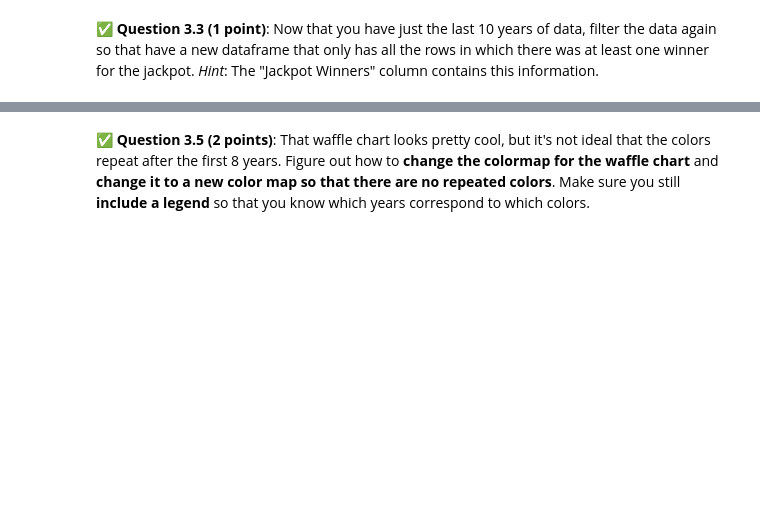
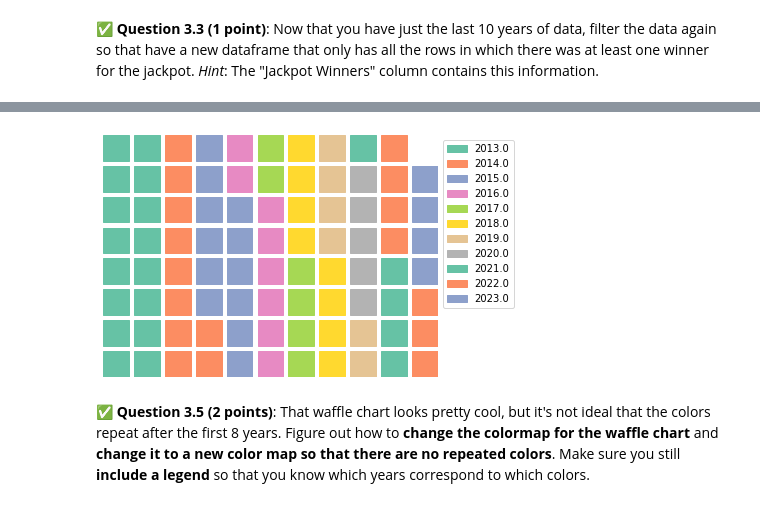
Before and after one commit to BraydenDillon/CMSE202-f23-turnin, a Jupyter notebook: midterm/CMSE202-Midterm-Section001-STUDENT.ipynb, the cells around one changed output, grey strips where cells are left out. Drawn from its saved outputs; the diff is of its cells as text; code cells hidden in the pictures; blank space fills up the shorter version.

```diff
--- a/midterm/CMSE202-Midterm-Section001-STUDENT.ipynb
+++ b/midterm/CMSE202-Midterm-Section001-STUDENT.ipynb
@@ -240,0 +262,5 @@ Since you'll need some data to make your waffle chart, you're going to continue
+# %%
+### Put your code here
+data2 = data1.mask(data1['Year'] <= 2012)
+data2.dropna(subset = ['Year'], inplace = True)
+data2
@@ -244,0 +283,5 @@ Since you'll need some data to make your waffle chart, you're going to continue
+# %%
+### Put your code here
+data3 = data2.mask(data2['Jackpot Winners'] < 1)
+data3.dropna(subset = ['Jackpot Winners'], inplace = True)
+data3
@@ -259,2 +314,17 @@ You should get something that looks like this:
+# %%
+### Put your code here
+winners = data3.groupby('Year')['Jackpot Winners'].sum()
+winners = pd.DataFrame(winners)
+fig = plt.figure(
+    FigureClass=Waffle,
+    rows=8,
+    columns=11,  # Either rows or columns could be omitted
+    values=winners['Jackpot Winners'],  # Pass a list of integers to values
+    labels=list(winners.index),
+    legend = {'loc': 'upper left', 'bbox_to_anchor': (1, 1)}
+)
+fig.savefig("plot.png", bbox_inches="tight")
+# %% [output]
+[figure, added]
 # %% [markdown]
 &#9989; **Question 3.5 (2 points)**: That waffle chart looks pretty cool, but it's not ideal that the colors repeat after the first 8 years. Figure out how to **change the colormap for the waffle chart** and **change it to a new color map so that there are no repeated colors**. Make sure you still **include a legend** so that you know which years correspond to which colors.
```
Also changed, not shown: parts of 15 cells of this notebook, 1 other file.
